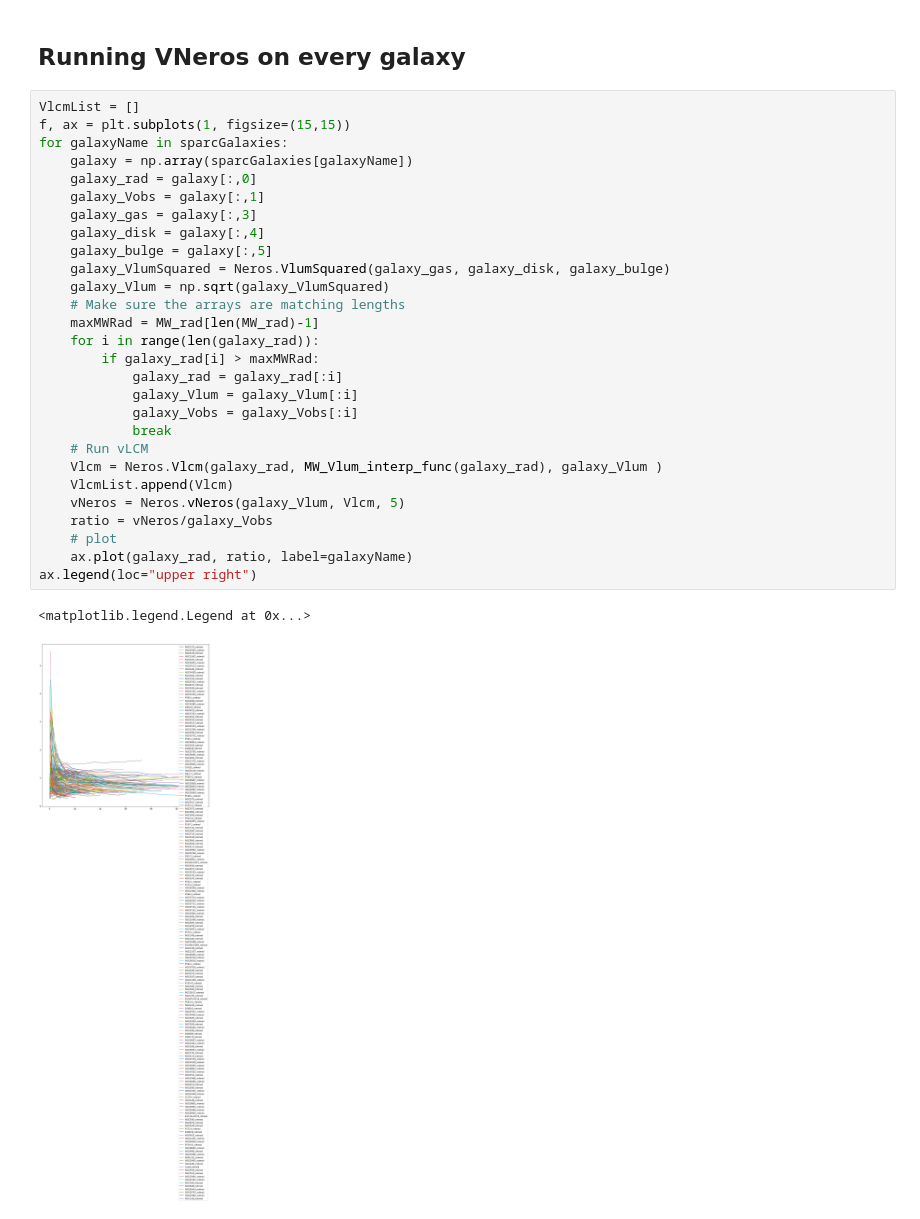
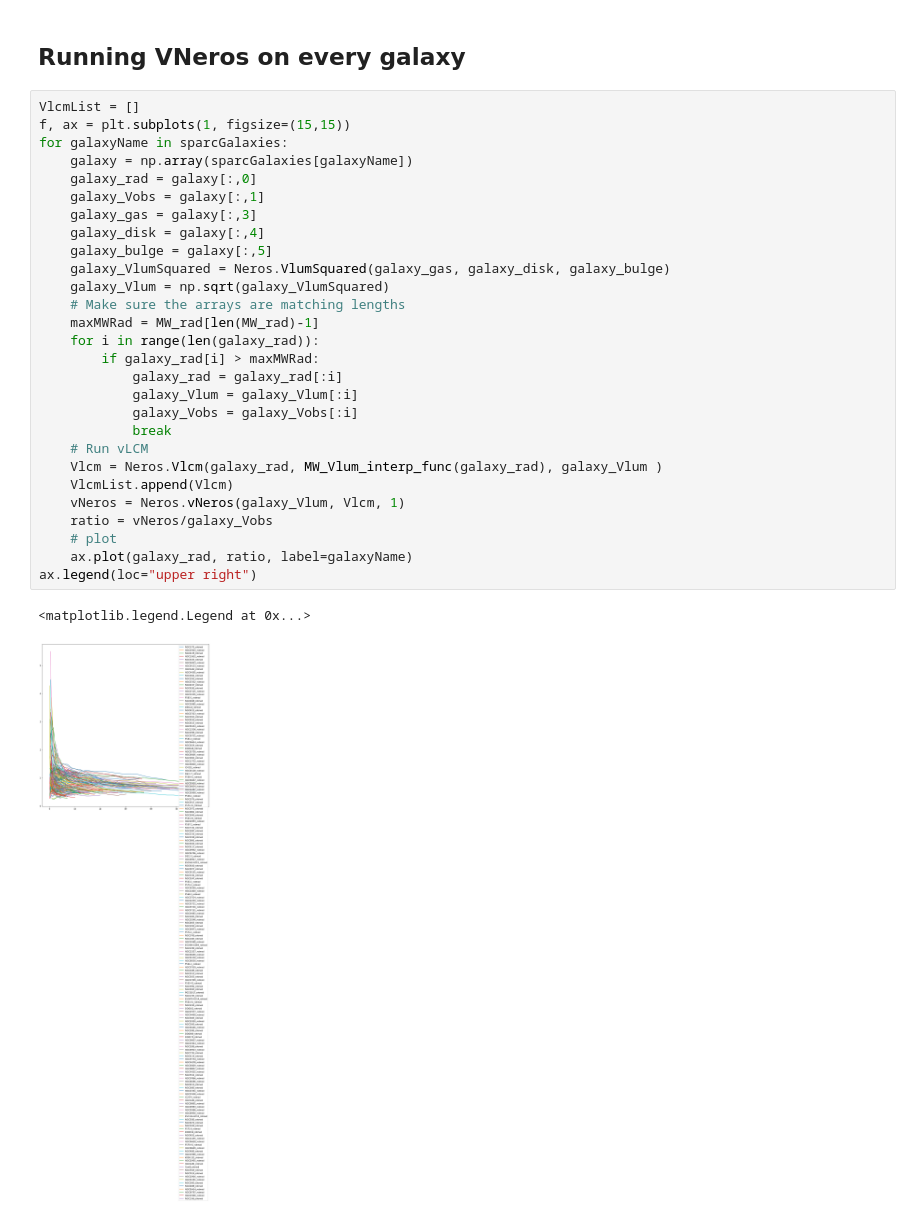
Before and after one commit to Cisneros-Galaxy/RCFM, a Jupyter notebook: Model.ipynb, the cells around one changed output. Cells and saved outputs as stored; diff of their text form.

```diff
--- a/Model.ipynb
+++ b/Model.ipynb
@@ -58,31 +59,31 @@ VNeros:
 # %%
 VlcmList = []
 f, ax = plt.subplots(1, figsize=(15,15))
 for galaxyName in sparcGalaxies:
     galaxy = np.array(sparcGalaxies[galaxyName])
     galaxy_rad = galaxy[:,0]
     galaxy_Vobs = galaxy[:,1]
     galaxy_gas = galaxy[:,3]
     galaxy_disk = galaxy[:,4]
     galaxy_bulge = galaxy[:,5]
     galaxy_VlumSquared = Neros.VlumSquared(galaxy_gas, galaxy_disk, galaxy_bulge)
     galaxy_Vlum = np.sqrt(galaxy_VlumSquared)
     # Make sure the arrays are matching lengths
     maxMWRad = MW_rad[len(MW_rad)-1]
     for i in range(len(galaxy_rad)):
         if galaxy_rad[i] > maxMWRad:
             galaxy_rad = galaxy_rad[:i]
             galaxy_Vlum = galaxy_Vlum[:i]
             galaxy_Vobs = galaxy_Vobs[:i]
             break
     # Run vLCM
     Vlcm = Neros.Vlcm(galaxy_rad, MW_Vlum_interp_func(galaxy_rad), galaxy_Vlum )
     VlcmList.append(Vlcm)
-    vNeros = Neros.vNeros(galaxy_Vlum, Vlcm, 5)
+    vNeros = Neros.vNeros(galaxy_Vlum, Vlcm, 1)
     ratio = vNeros/galaxy_Vobs
     # plot
     ax.plot(galaxy_rad, ratio, label=galaxyName)
 ax.legend(loc="upper right")
 # %% [output]
 <matplotlib.legend.Legend at 0x...>
-[figure, old version]
+[figure, new version]
```
Also changed, not shown: parts of 3 cells of this notebook, 1 other file.
